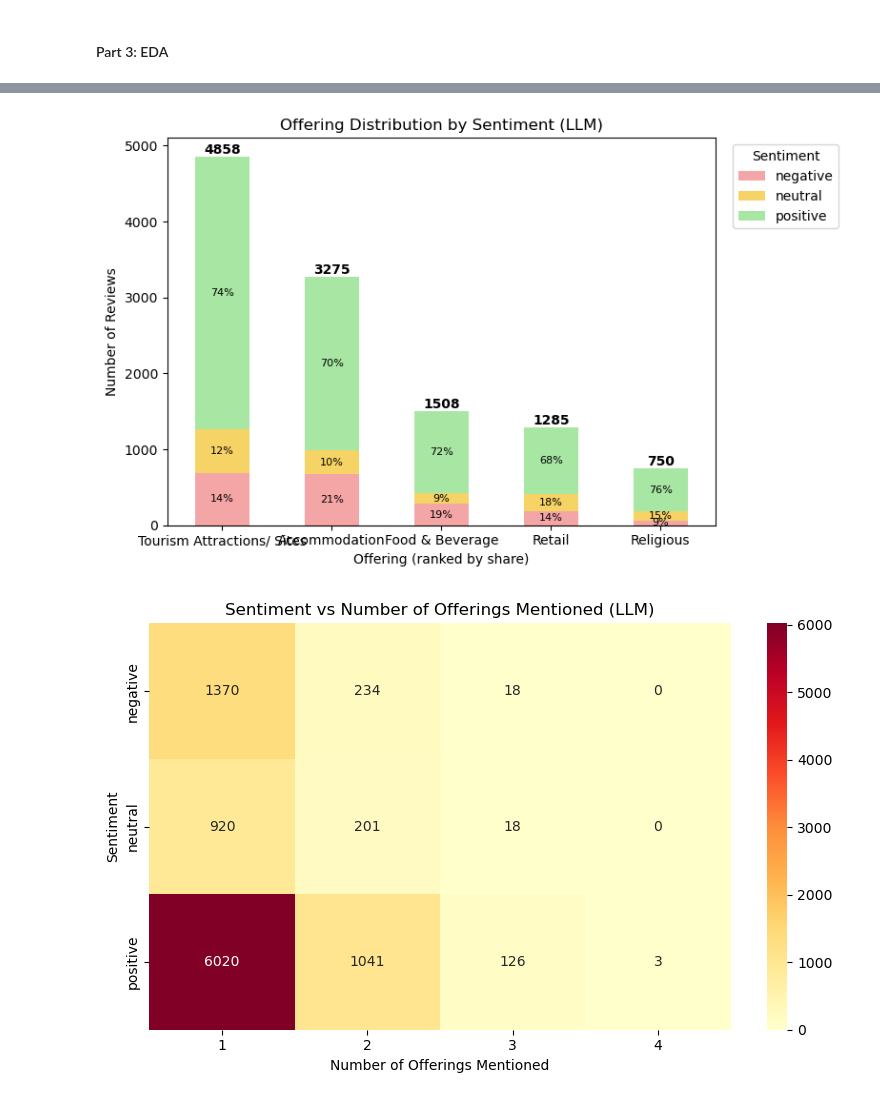
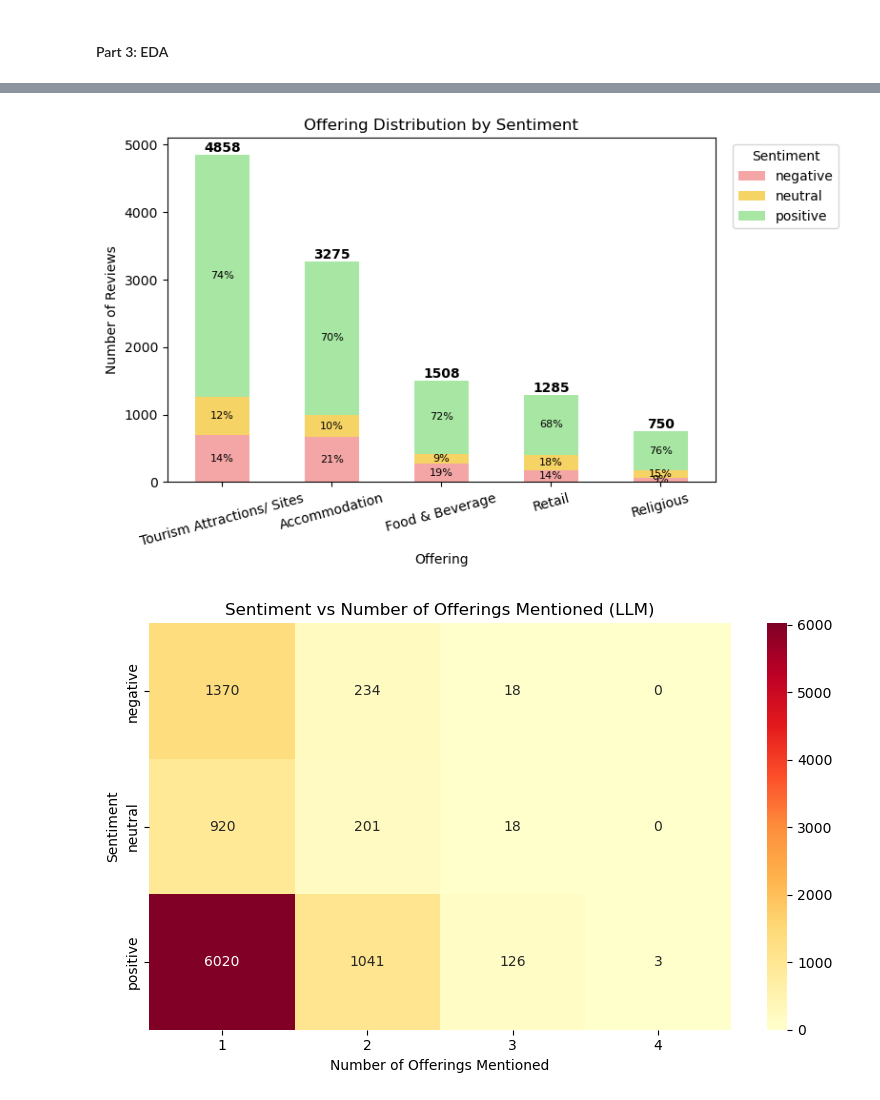
Before and after one commit to jadkrisht98/NLP_Project, a Jupyter notebook: Final_Notebook.ipynb, the cells around one changed output, grey strips where cells are left out. Saved outputs shown, nothing was run; the diff lists cells and outputs as text; code cells hidden in the pictures.

```diff
--- a/Final_Notebook.ipynb
+++ b/Final_Notebook.ipynb
@@ -941,4 +941,8 @@ final_df
 9951 rows × 17 columns
 # %% [markdown]
 #### Part 3: EDA
+# %%
+# Define color palettes
+sentiment_colors = {'negative': '#E45756', 'neutral': '#F2CF5B', 'positive': '#54A24B'}
+pastel_colors = {'negative': '#F4A6A6', 'neutral': '#F6D365', 'positive': '#A8E6A3'}
 # %%
@@ -975,36 +981,38 @@ stack_df = stack_df[[c for c in ['negative', 'neutral', 'positive'] if c in stac
 # rank offerings by overall percentage (total share)
 totals = stack_df.sum(axis=1)
 stack_df = stack_df.loc[totals.sort_values(ascending=False).index]
 
 ax = stack_df.plot(
     kind='bar',
     stacked=True,
     figsize=(8, 5),
     color=[pastel_colors[c] for c in stack_df.columns]
 )
 
 # segment percentages inside each colored bar
 totals = stack_df.sum(axis=1)
 for container in ax.containers:
     labels = [
         f"{(v / totals.iloc[i]):.0%}" if v > 0 else ""
         for i, v in enumerate(container.datavalues)
     ]
     ax.bar_label(container, labels=labels, label_type='center', fontsize=8, color='black')
 
 # total count on top
 for i, total in enumerate(totals):
     ax.text(i, total, f"{int(total)}", ha='center', va='bottom', fontweight='bold')
 
-plt.title('Offering Distribution by Sentiment (LLM)')
-plt.xlabel('Offering (ranked by share)')
+plt.title('Offering Distribution by Sentiment')
+plt.xlabel('Offering')
 plt.ylabel('Number of Reviews')
+plt.legend(title='Sentiment', loc='upper center', bbox_to_anchor=(0.5, -0.15), ncol=len(stack_df.columns))
 plt.xticks(rotation=0)
 plt.legend(title='Sentiment', bbox_to_anchor=(1.02, 1), loc='upper left')
+plt.xticks(rotation=15)
 plt.tight_layout()
 plt.show()
 # %% [output]
-[figure, old version]
+[figure, new version]
 # %%
 #total number of offering per review vs sentiment distribution
 final_df['num_offerings'] = final_df[offering_cols].sum(axis=1)
```
Also changed, not shown: parts of 4 cells of this notebook, 1 other file.
